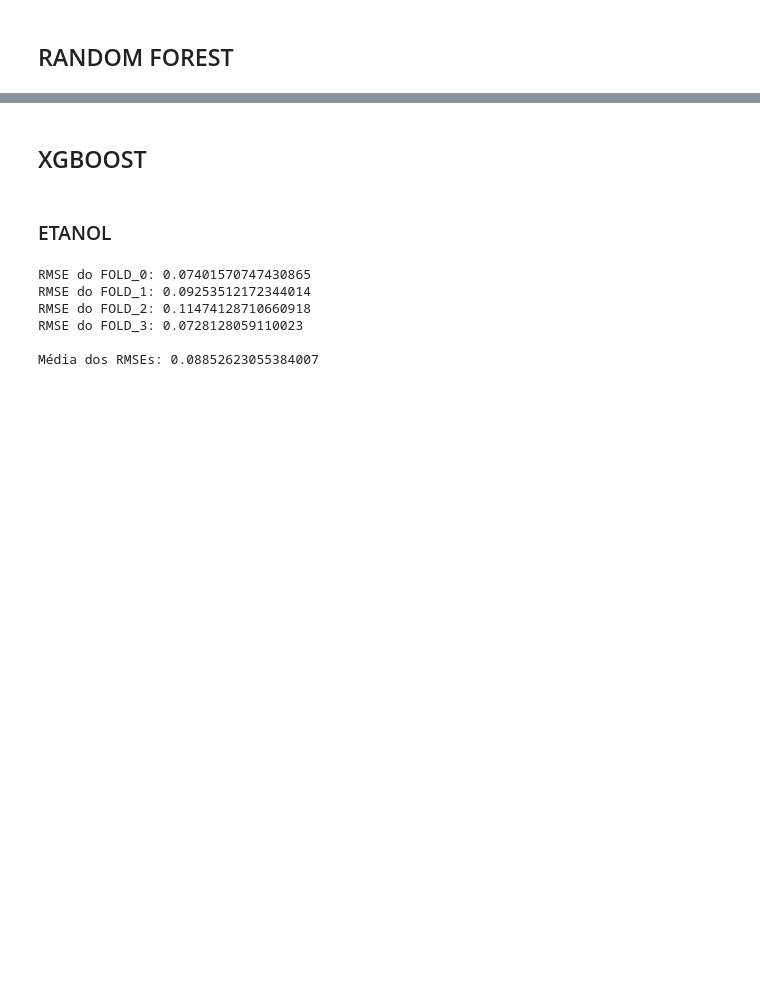
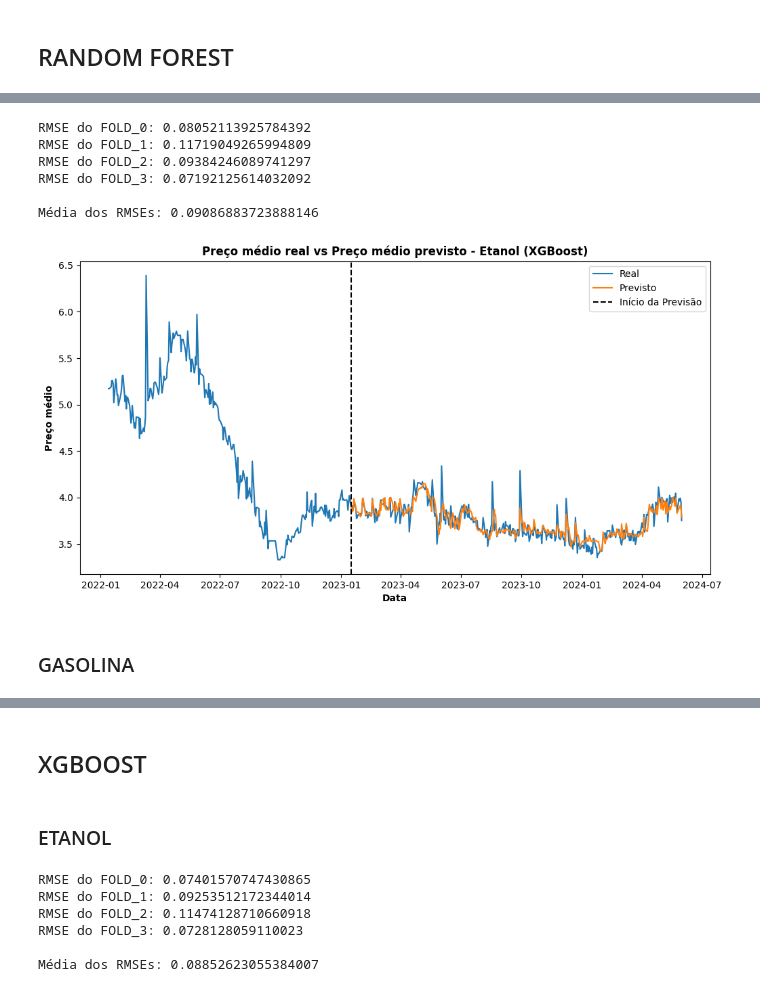
Before and after one commit to emanuel-brandao15/fuel-prices-forecast-brazil-mg, a Jupyter notebook: modelo_ts_combs.ipynb, the cells around one changed output, grey strips where cells are left out. Drawn from its saved outputs; the diff is of its cells as text; code cells hidden in the pictures; blank space fills up the shorter version.

```diff
--- a/modelo_ts_combs.ipynb
+++ b/modelo_ts_combs.ipynb
@@ -176,0 +301,56 @@ ValueError: Out-of-sample operations in a model with a regression component requ
+# %%
+## REALIZAÇÃO DO TREINO DO MODELO, PREVISÃO E ARMAZENAMENTO DOS RESULTADOS/SCORES
+i=0
+rmse_scores_etanol = []
+preco_etanol_real = []
+preco_etanol_pred = []
+
+### LOOP PARA TREINO E PREDIÇÃO UTILIZANDO CROSS-VALIDATION DE SÉRIES TEMPORAIS
+for train_index, test_index in tscv.split(X_etanol):
+    X_etanol_train, X_etanol_test = X_etanol.iloc[train_index], X_etanol.iloc[test_index]
+    y_etanol_train, y_etanol_test = y_etanol.iloc[train_index], y_etanol.iloc[test_index]
+
+    ### TREINAMENTO DO MODELO
+    rf_model_e.fit(X_etanol_train, y_etanol_train)
+
+    ### PREDIÇÃO E CÁLCULO DO RMSE
+    y_pred_etanol = rf_model_e.predict(X_etanol_test)
+    rmse = mean_squared_error(y_etanol_test, y_pred_etanol, squared=False)
+    print(f"RMSE do FOLD_{i}: {rmse}")
+    rmse_scores_etanol.append(rmse)
+
+    ### ARMAZENAMENTO DOS RESULTADOS
+    preco_etanol_real.extend(y_etanol_test)
+    preco_etanol_pred.extend(y_pred_etanol)
+    i+=1
+
+print(f"\nMédia dos RMSEs: {np.mean(rmse_scores_etanol)}")
+# %% [output]
+RMSE do FOLD_0: 0.08052113925784392
+RMSE do FOLD_1: 0.11719049265994809
+RMSE do FOLD_2: 0.09384246089741297
+RMSE do FOLD_3: 0.07192125614032092
+
+Média dos RMSEs: 0.09086883723888146
+# %%
+datas_pred_etanol = pd.concat(fold['ds'] for fold in folds_teste_etanol)
+resultados_etanol = pd.DataFrame({
+    'data': datas_pred_etanol,
+    'real': preco_etanol_real,
+    'prediction': preco_etanol_pred
+})
+
+### PLOT PARA AVALIAÇÃO DOS RESULTADOS
+plt.figure(figsize=(12, 6))
+plt.plot(df_fuels[df_fuels['unique_id'] == 'ETANOL']['ds'], y_etanol, label='Real')
+plt.plot(resultados_etanol['data'], resultados_etanol['prediction'], label='Previsto', alpha=1.0)
+plt.axvline(x=resultados_etanol['data'].min(), color='black', linestyle='--', label='Início da Previsão')
+plt.xlabel('Data', fontweight='bold')
+plt.ylabel('Preço médio', fontweight='bold')
+plt.title('Preço médio real vs Preço médio previsto - Etanol (XGBoost)', fontweight='bold')
+plt.legend()
+plt.show()
+# %% [output]
+[figure, added]
+# %% [markdown]
+### GASOLINA
```
Also changed, not shown: parts of 21 cells of this notebook.
